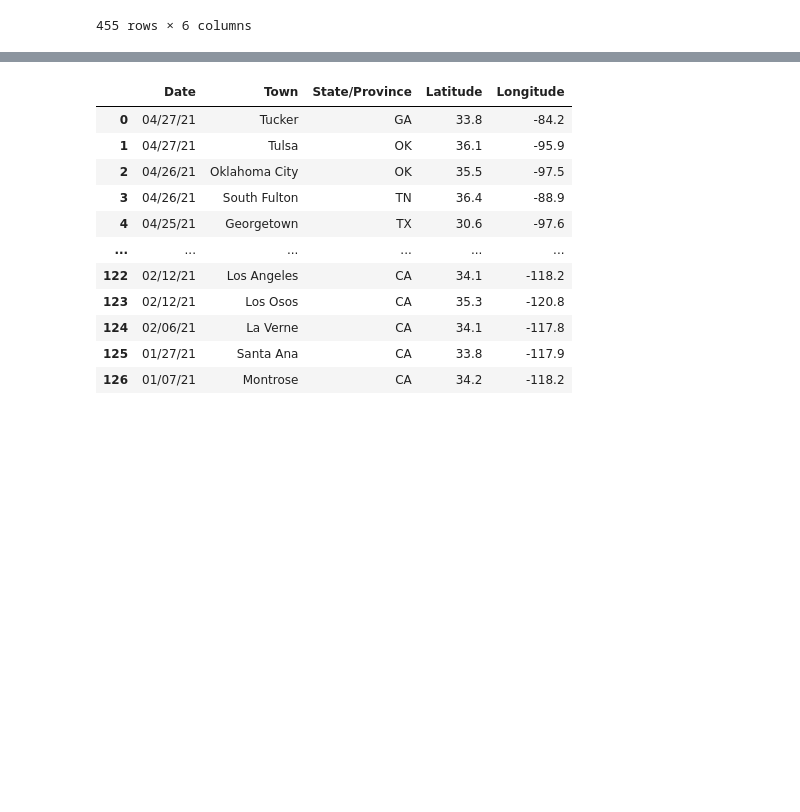
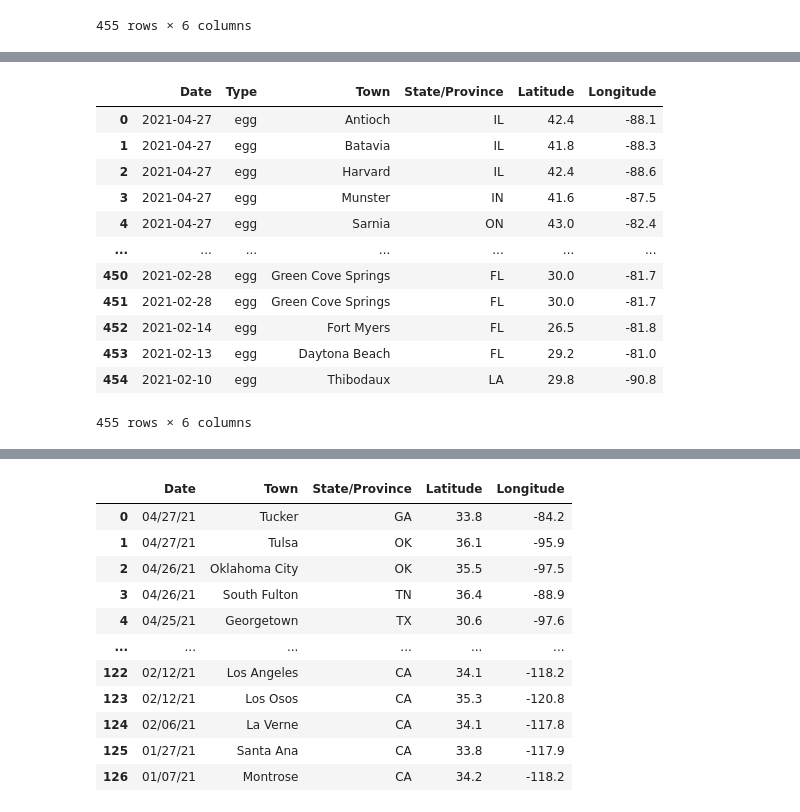
Before and after one commit to swdrich/monarch-migrations, a Jupyter notebook: Scrape_Journey_North.ipynb, the cells around one changed output, grey strips where cells are left out. Saved outputs shown, nothing was run; the diff lists cells and outputs as text; code cells hidden in the pictures; blank space fills up the shorter version.

Commit message:
Converted date to datetime dtype.

```diff
--- a/Scrape_Journey_North.ipynb
+++ b/Scrape_Journey_North.ipynb
@@ -61,3 +72,21 @@ eggs_spring_2021
+# %%
+# Convert Date to Datetime object
+eggs_spring_2021["Date"] = pd.to_datetime(eggs_spring_2021.Date)
+eggs_spring_2021
+# %% [output]
+|  | Date | Type | Town | State/Province | Latitude | Longitude |
+| 0 | 2021-04-27 | egg | Antioch | IL | 42.4 | -88.1 |
+| 1 | 2021-04-27 | egg | Batavia | IL | 41.8 | -88.3 |
+| 2 | 2021-04-27 | egg | Harvard | IL | 42.4 | -88.6 |
+| 3 | 2021-04-27 | egg | Munster | IN | 41.6 | -87.5 |
+| 4 | 2021-04-27 | egg | Sarnia | ON | 43.0 | -82.4 |
+| ... | ... | ... | ... | ... | ... | ... |
+| 450 | 2021-02-28 | egg | Green Cove Springs | FL | 30.0 | -81.7 |
+| 451 | 2021-02-28 | egg | Green Cove Springs | FL | 30.0 | -81.7 |
+| 452 | 2021-02-14 | egg | Fort Myers | FL | 26.5 | -81.8 |
+| 453 | 2021-02-13 | egg | Daytona Beach | FL | 29.2 | -81.0 |
+| 454 | 2021-02-10 | egg | Thibodaux | LA | 29.8 | -90.8 |
+455 rows × 6 columns
 # %%
 # First caterpillar sightings
 url = "https://journeynorth.org/sightings/querylist.html?season=spring&map=monarch-larva-first&year=2021&submit=View+Data"
```
Also changed, not shown: parts of 3 cells of this notebook.
